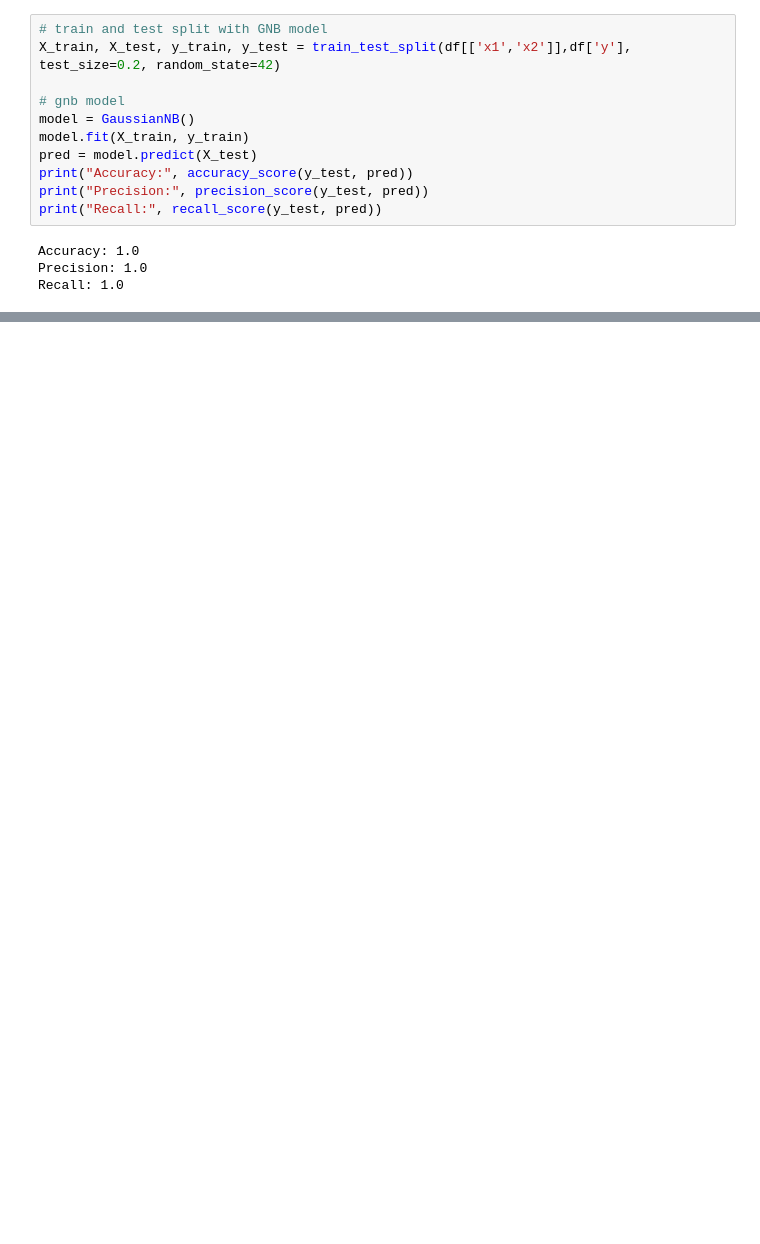
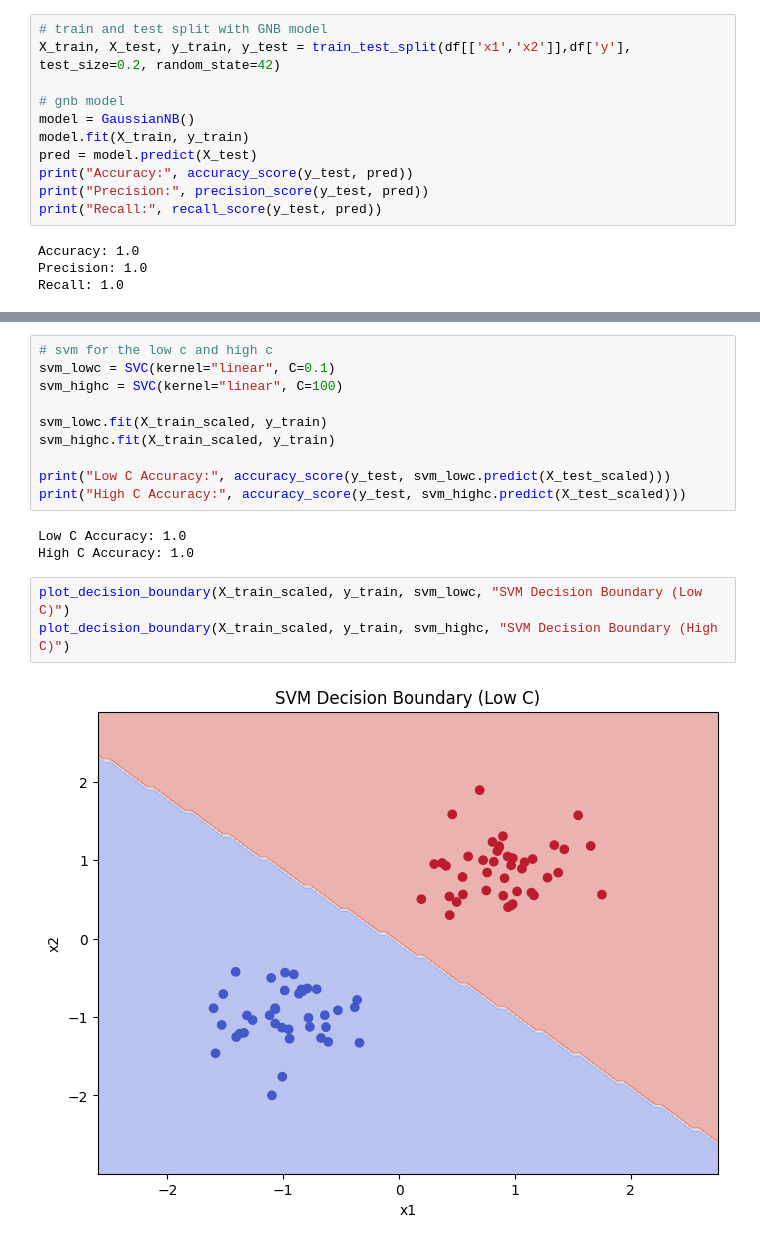
Before and after one commit to avikumart/DA-DS-Questions, a Jupyter notebook: ML_coding/Ml_coding_and_interviewn_practice.ipynb, the cells around one changed output, grey strips where cells are left out. Drawn from its saved outputs; the diff is of its cells as text; blank space fills up the shorter version.

```diff
--- a/ML_coding/Ml_coding_and_interviewn_practice.ipynb
+++ b/ML_coding/Ml_coding_and_interviewn_practice.ipynb
@@ -1361,0 +1444,18 @@ Recall: 1.0
+# %%
+# svm for the low c and high c
+svm_lowc = SVC(kernel="linear", C=0.1)
+svm_highc = SVC(kernel="linear", C=100)
+
+svm_lowc.fit(X_train_scaled, y_train)
+svm_highc.fit(X_train_scaled, y_train)
+
+print("Low C Accuracy:", accuracy_score(y_test, svm_lowc.predict(X_test_scaled)))
+print("High C Accuracy:", accuracy_score(y_test, svm_highc.predict(X_test_scaled)))
+# %% [output]
+Low C Accuracy: 1.0
+High C Accuracy: 1.0
+# %%
+plot_decision_boundary(X_train_scaled, y_train, svm_lowc, "SVM Decision Boundary (Low C)")
+plot_decision_boundary(X_train_scaled, y_train, svm_highc, "SVM Decision Boundary (High C)")
+# %% [output]
+[figure, added]
```
Also changed, not shown: parts of 14 cells of this notebook.
